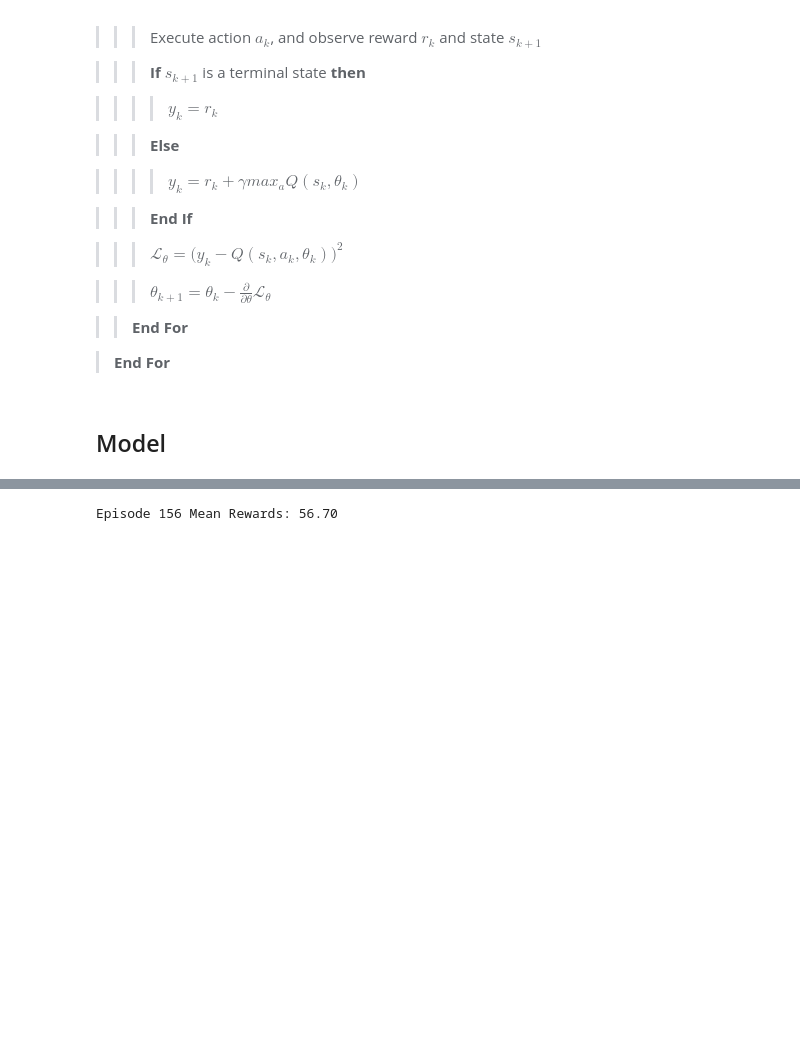
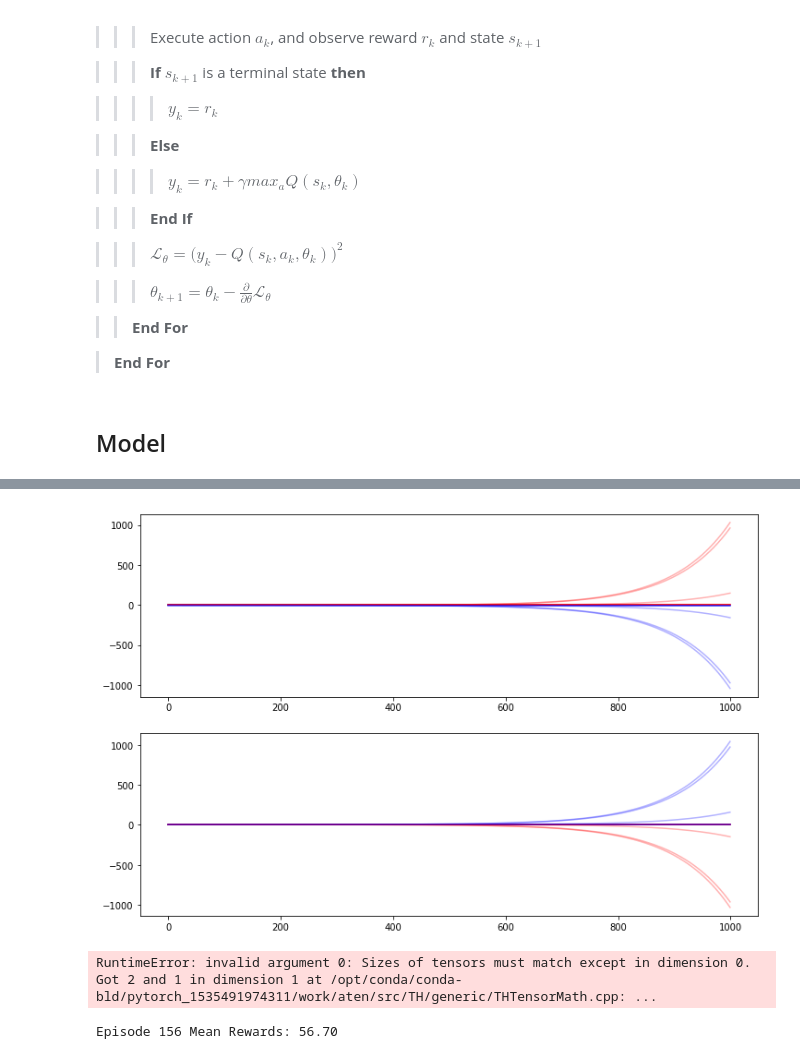
Before and after one commit to hubbs5/adm-cmu, a Jupyter notebook: project_notebook.ipynb, the cells around one changed output, grey strips where cells are left out. Saved outputs shown, nothing was run; the diff lists cells and outputs as text; code cells hidden in the pictures; blank space fills up the shorter version.

```diff
--- a/project_notebook.ipynb
+++ b/project_notebook.ipynb
@@ -73,3 +197,19 @@ qnet = QNetwork(env)
+# %%
+fig, ax = plt.subplots(2, figsize=(12,8))
+for traj in agent.test_trajectories:
+    ax[0].plot(np.abs(traj[:,0]), c='r', alpha=0.3, label='left')
+    ax[0].plot(np.abs(traj[:,1]) * -1, c='b', alpha=0.3, label='right')
+
+    ax[1].plot(traj[:,0], c='r', alpha=0.3, label='left')
+    ax[1].plot(traj[:,1], c='b', alpha=0.3, label='right')
+
+plt.show()
+# %% [output]
+[figure, added]
+# %%
+torch.stack((X, x.reshape(1, 2, 2)))
+# %% [output]
+RuntimeError: invalid argument 0: Sizes of tensors must match except in dimension 0. Got 2 and 1 in dimension 1 at /opt/conda/conda-bld/pytorch_1535491974311/work/aten/src/TH/generic/THTensorMath.cpp: ...
 # %%
 class agent(object):
 
```
Also changed, not shown: parts of 10 cells of this notebook, 23 other files.
